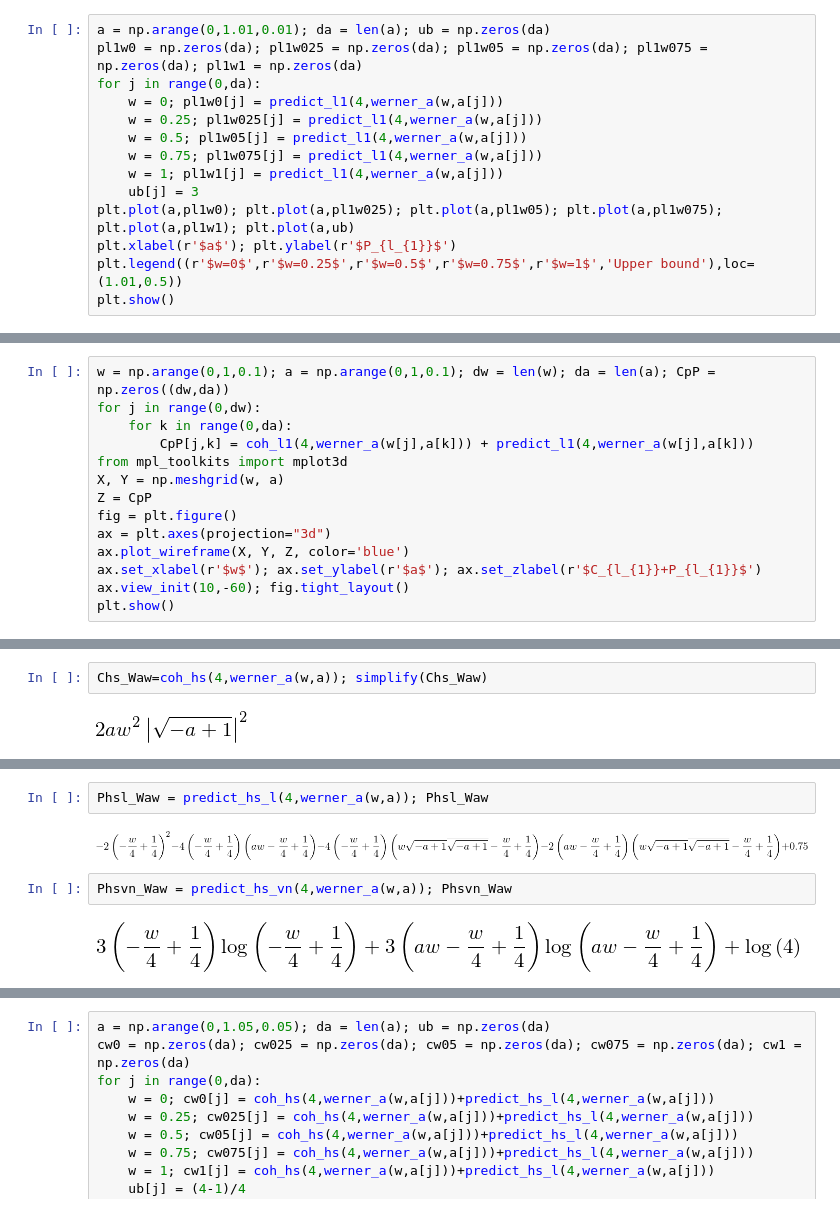
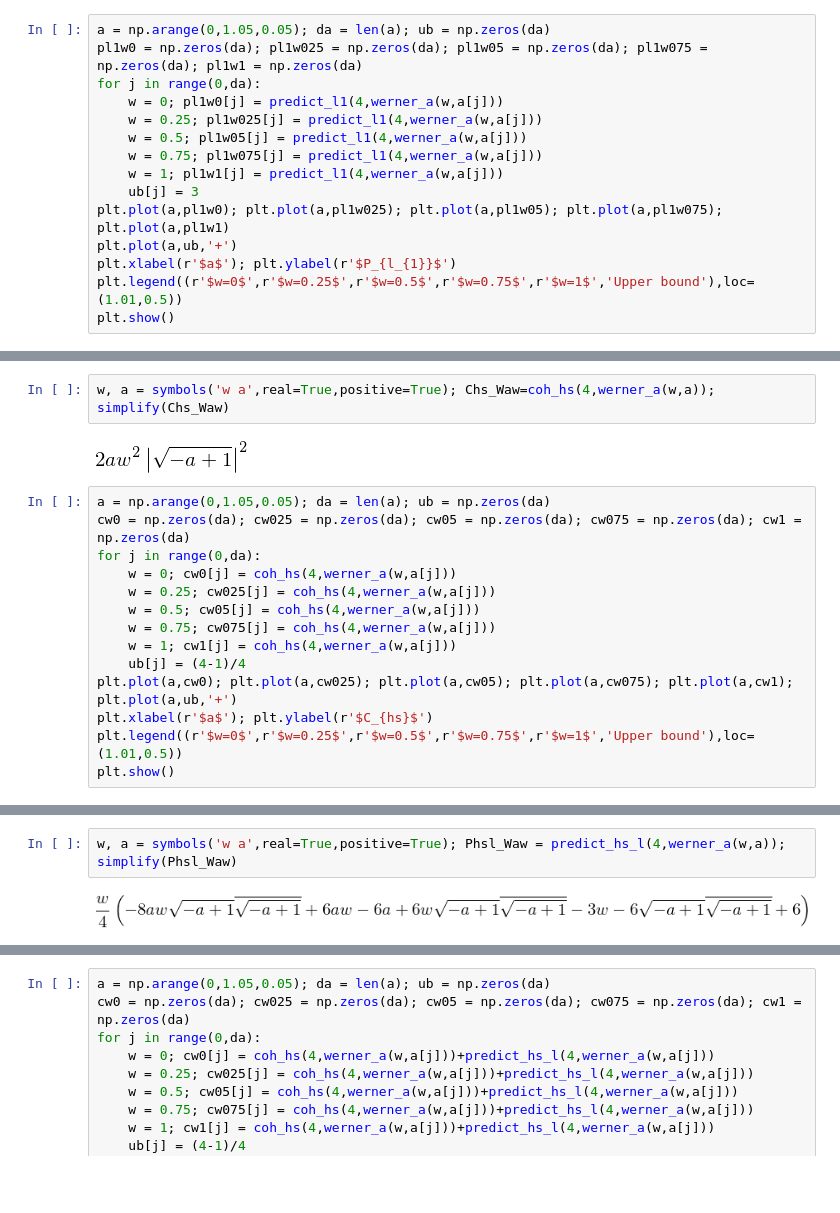
Before and after one commit to jonasmaziero/jupyterQ, a Jupyter notebook: coh_pop.ipynb, the cells around one changed output, grey strips where cells are left out. Cells and saved outputs as stored; diff of their text form; blank space fills up the shorter version.

```diff
--- a/coh_pop.ipynb
+++ b/coh_pop.ipynb
@@ -31,5 +48,5 @@ Pl1_Waw = predict_l1(4,werner_a(w,a)); Pl1_Waw
 # %%
-a = np.arange(0,1.01,0.01); da = len(a); ub = np.zeros(da)
+a = np.arange(0,1.05,0.05); da = len(a); ub = np.zeros(da)
 pl1w0 = np.zeros(da); pl1w025 = np.zeros(da); pl1w05 = np.zeros(da); pl1w075 = np.zeros(da); pl1w1 = np.zeros(da)
 for j in range(0,da):
     w = 0; pl1w0[j] = predict_l1(4,werner_a(w,a[j]))
@@ -38,7 +55,8 @@ for j in range(0,da):
     w = 0.75; pl1w075[j] = predict_l1(4,werner_a(w,a[j]))
     w = 1; pl1w1[j] = predict_l1(4,werner_a(w,a[j]))
     ub[j] = 3
-plt.plot(a,pl1w0); plt.plot(a,pl1w025); plt.plot(a,pl1w05); plt.plot(a,pl1w075); plt.plot(a,pl1w1); plt.plot(a,ub)
+plt.plot(a,pl1w0); plt.plot(a,pl1w025); plt.plot(a,pl1w05); plt.plot(a,pl1w075); plt.plot(a,pl1w1)
+plt.plot(a,ub,'+')
 plt.xlabel(r'$a$'); plt.ylabel(r'$P_{l_{1}}$')
 plt.legend((r'$w=0$',r'$w=0.25$',r'$w=0.5$',r'$w=0.75$',r'$w=1$','Upper bound'),loc=(1.01,0.5))
 plt.show()
@@ -77,17 +79,3 @@ plt.legend((r'$w=0$',r'$w=0.25$',r'$w=0.5$',r'$w=0.75$',r'$w=1$','Upper bound'),
 plt.show()
 # %% [output]
 [figure]
-# %%
-w = np.arange(0,1,0.1); a = np.arange(0,1,0.1); dw = len(w); da = len(a); CpP = np.zeros((dw,da))
-for j in range(0,dw):
-    for k in range(0,da):
-        CpP[j,k] = coh_l1(4,werner_a(w[j],a[k])) + predict_l1(4,werner_a(w[j],a[k]))
-from mpl_toolkits import mplot3d
-X, Y = np.meshgrid(w, a)
-Z = CpP
-fig = plt.figure()
-ax = plt.axes(projection="3d")
-ax.plot_wireframe(X, Y, Z, color='blue')
-ax.set_xlabel(r'$w$'); ax.set_ylabel(r'$a$'); ax.set_zlabel(r'$C_{l_{1}}+P_{l_{1}}$')
-ax.view_init(10,-60); fig.tight_layout()
-plt.show()
@@ -98,4 +84,18 @@ plt.show()
 # %%
-Chs_Waw=coh_hs(4,werner_a(w,a)); simplify(Chs_Waw)
+w, a = symbols('w a',real=True,positive=True); Chs_Waw=coh_hs(4,werner_a(w,a)); simplify(Chs_Waw)
 # %% [output]
 [figure]
+# %%
+a = np.arange(0,1.05,0.05); da = len(a); ub = np.zeros(da)
+cw0 = np.zeros(da); cw025 = np.zeros(da); cw05 = np.zeros(da); cw075 = np.zeros(da); cw1 = np.zeros(da)
+for j in range(0,da):
+    w = 0; cw0[j] = coh_hs(4,werner_a(w,a[j]))
+    w = 0.25; cw025[j] = coh_hs(4,werner_a(w,a[j]))
+    w = 0.5; cw05[j] = coh_hs(4,werner_a(w,a[j]))
+    w = 0.75; cw075[j] = coh_hs(4,werner_a(w,a[j]))
+    w = 1; cw1[j] = coh_hs(4,werner_a(w,a[j]))
+    ub[j] = (4-1)/4
+plt.plot(a,cw0); plt.plot(a,cw025); plt.plot(a,cw05); plt.plot(a,cw075); plt.plot(a,cw1); plt.plot(a,ub,'+')
+plt.xlabel(r'$a$'); plt.ylabel(r'$C_{hs}$')
+plt.legend((r'$w=0$',r'$w=0.25$',r'$w=0.5$',r'$w=0.75$',r'$w=1$','Upper bound'),loc=(1.01,0.5))
+plt.show()
@@ -102,9 +104,5 @@ Chs_Waw=coh_hs(4,werner_a(w,a)); simplify(Chs_Waw)
 # %%
-Phsl_Waw = predict_hs_l(4,werner_a(w,a)); Phsl_Waw
+w, a = symbols('w a',real=True,positive=True); Phsl_Waw = predict_hs_l(4,werner_a(w,a)); simplify(Phsl_Waw)
 # %% [output]
-[figure, old version]
+[figure, new version]
-# %%
-Phsvn_Waw = predict_hs_vn(4,werner_a(w,a)); Phsvn_Waw
-# %% [output]
-[figure, removed]
 # %%
```
Also changed, not shown: parts of 21 cells of this notebook, 3 other files.
